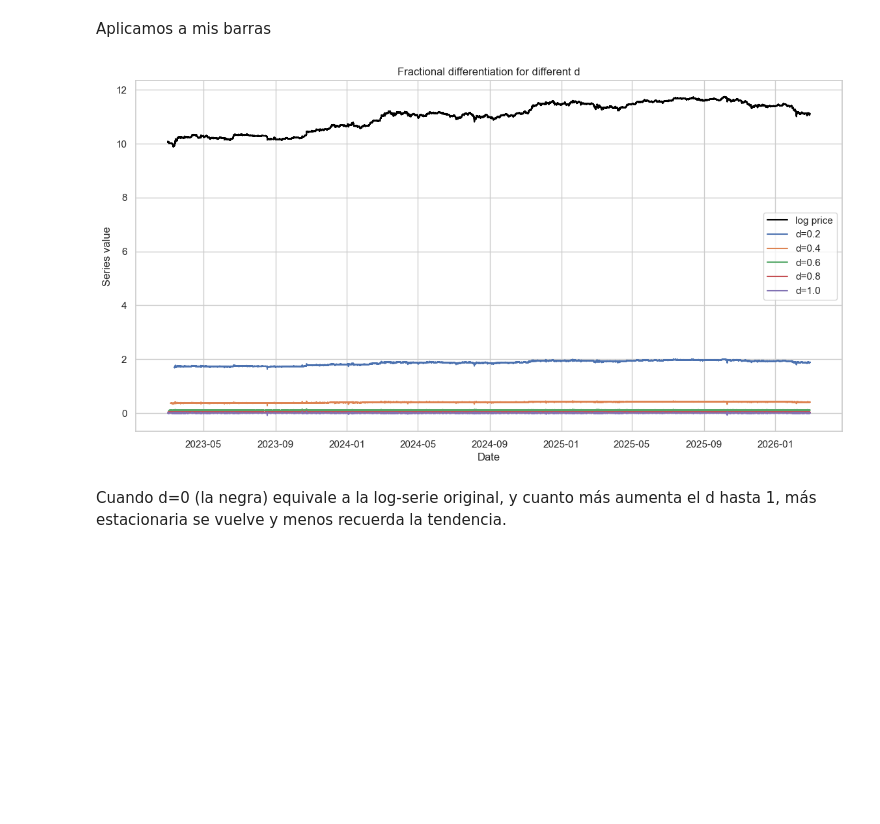
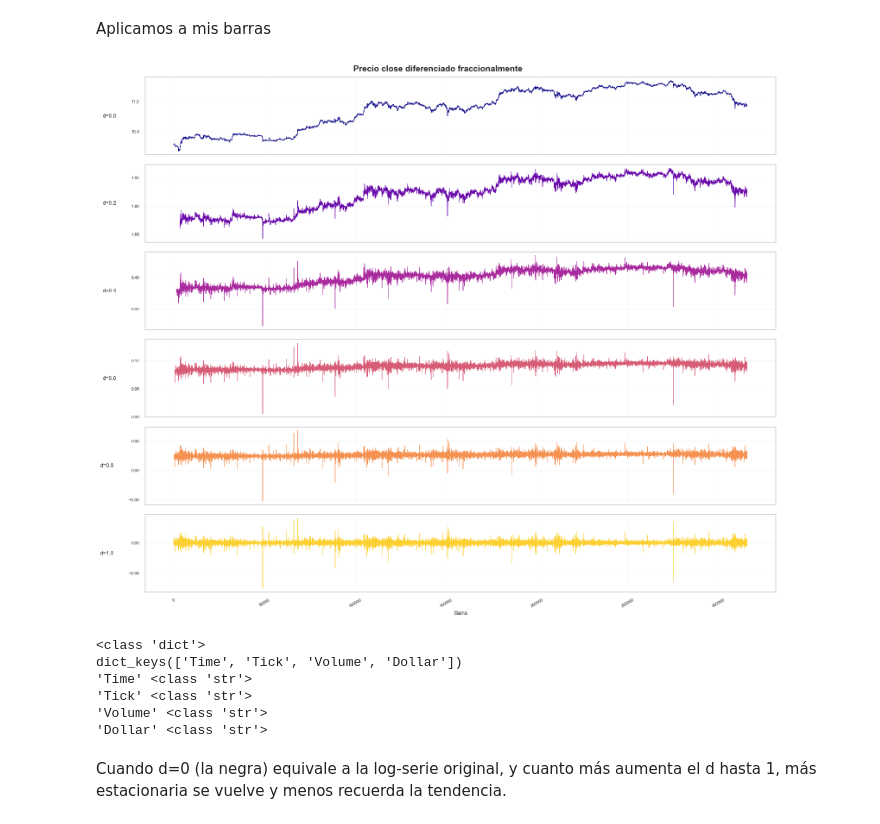
Before and after one commit to mirdbg/Analyzing_5mindata, a Jupyter notebook: Notebook.ipynb, the cells around one changed output. Cells and saved outputs as stored; diff of their text form; code cells hidden in the pictures; blank space fills up the shorter version.

```diff
--- a/Notebook.ipynb
+++ b/Notebook.ipynb
@@ -849,36 +862,50 @@ for d in d_values:
         d
     )
 # %%
+import matplotlib.gridspec as gridspec
 
 sns.set_theme(style="whitegrid")
 
-plt.figure(figsize=(14,7))
+# --- Construir DataFrame alineado de una sola vez ---
+frames = {"d=0.0": df_clean["log_price"].values}
+for d in d_values:
+    frames[f"d={d:.1f}"] = fracdiff_results["Time"][d].reindex(df_clean.index).values
 
-plt.plot(
-    df_clean["open_time"],
-    df_clean["log_price"],
-    label="log price",
-    color="black"
-)
+x = np.arange(len(df_clean))  # índice numérico, mucho más rápido que timestamps
 
-for d in d_values:
+n = len(frames)
+fig, axes = plt.subplots(n, 1, figsize=(16, n * 2.2), sharex=True)
+fig.suptitle("Precio close diferenciado fraccionalmente", fontsize=14, fontweight='bold')
+fig.subplots_adjust(hspace=0.06)
 
-    plt.plot(
-        df_clean["open_time"],
-        fracdiff_results[d],
-        label=f"d={d}"
-    )
+colors = plt.cm.plasma(np.linspace(0, 0.9, n))
 
-plt.legend()
+for ax, (label, y), color in zip(axes, frames.items(), colors):
+    ax.plot(x, y, color=color, linewidth=0.7, alpha=0.95, rasterized=True)
+    ax.set_ylabel(label, fontsize=9, rotation=0, labelpad=36, va='center')
+    ax.yaxis.set_major_locator(plt.MaxNLocator(nbins=3, prune='both'))
+    ax.tick_params(axis='y', labelsize=7)
+    ax.grid(True, alpha=0.25, linewidth=0.5)
 
-plt.title("Fractional differentiation for different d")
+axes[-1].tick_params(axis='x', labelsize=7, rotation=30)
+axes[-1].set_xlabel("Barra", fontsize=9)
 
-plt.xlabel("Date")
-plt.ylabel("Series value")
-
+plt.tight_layout()
 plt.show()
 # %% [output]
-[figure, old version]
+[figure, new version]
+# %%
+print(type(fracdiff_results))
+print(fracdiff_results.keys())
+for k in fracdiff_results.keys():
+    print(repr(k), type(k))
+# %% [output]
+<class 'dict'>
+dict_keys(['Time', 'Tick', 'Volume', 'Dollar'])
+'Time' <class 'str'>
+'Tick' <class 'str'>
+'Volume' <class 'str'>
+'Dollar' <class 'str'>
 # %% [markdown]
 Cuando d=0 (la negra) equivale a la log-serie original, y cuanto más aumenta el d hasta 1, más estacionaria se vuelve y menos recuerda la tendencia.
 # %% [markdown]
```
Also changed, not shown: parts of 16 cells of this notebook.
